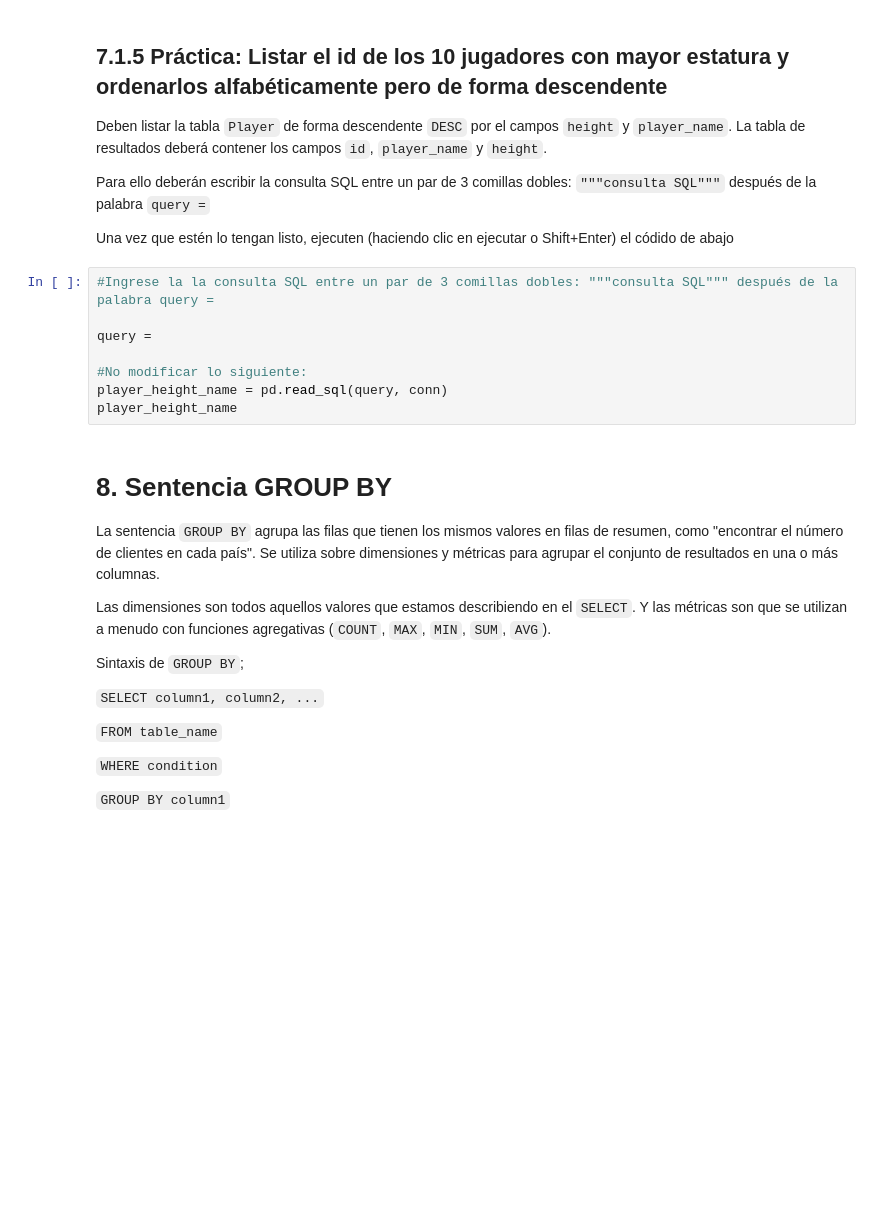
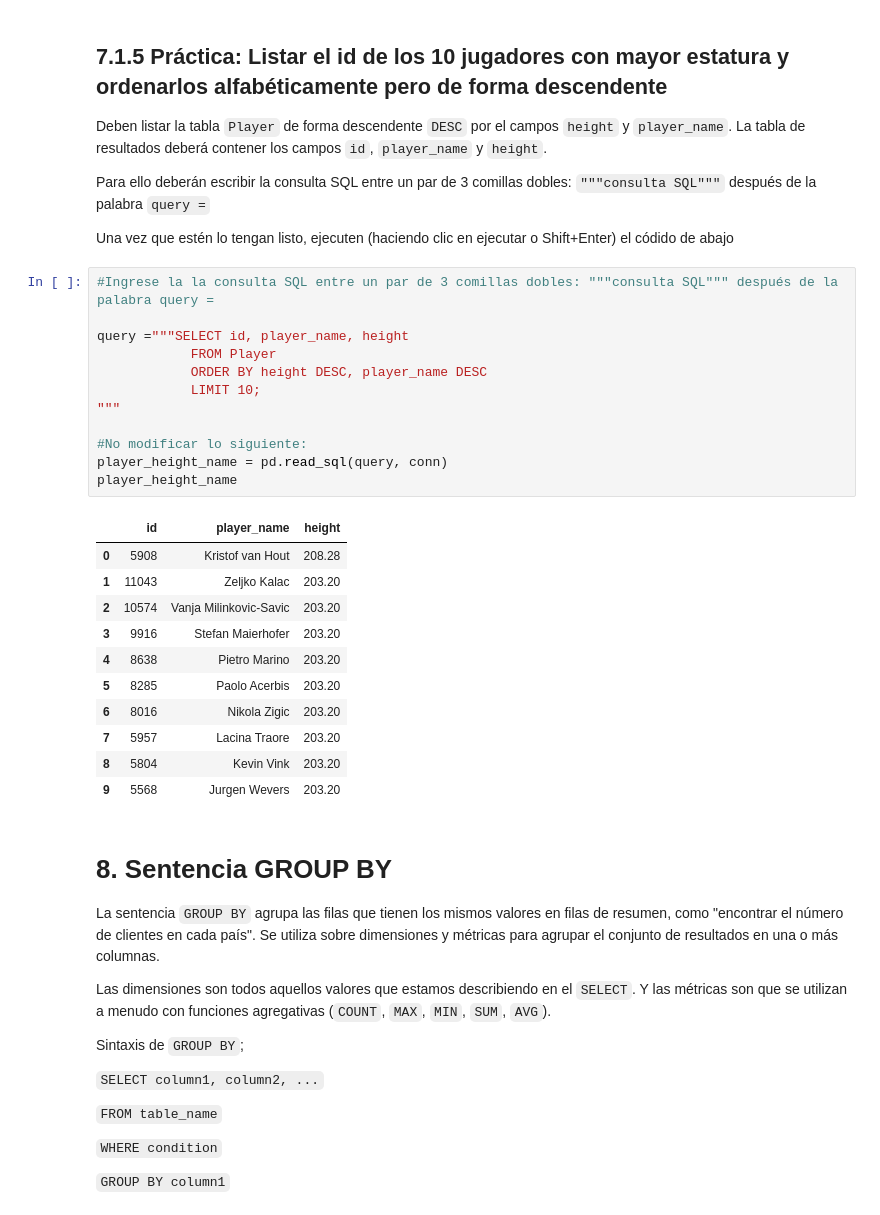
Before and after one commit to ccalderon1998/Camilo_Calderon_talento_tech, a Jupyter notebook: Copia_de_Data_Analysis_SQL.ipynb, the cells around one changed output. Cells and saved outputs as stored; diff of their text form; blank space fills up the shorter version.

```diff
--- a/Copia_de_Data_Analysis_SQL.ipynb
+++ b/Copia_de_Data_Analysis_SQL.ipynb
@@ -1067,11 +1106,27 @@ Una vez que estén lo tengan listo, ejecuten (haciendo clic en ejecutar o Shift+
 # %%
 #Ingrese la la consulta SQL entre un par de 3 comillas dobles: """consulta SQL""" después de la palabra query =
 
-query =
+query ="""SELECT id, player_name, height
+            FROM Player
+            ORDER BY height DESC, player_name DESC
+            LIMIT 10;
+"""
 
 #No modificar lo siguiente:
 player_height_name = pd.read_sql(query, conn)
 player_height_name
+# %% [output]
+|  | id | player_name | height |
+| 0 | 5908 | Kristof van Hout | 208.28 |
+| 1 | 11043 | Zeljko Kalac | 203.20 |
+| 2 | 10574 | Vanja Milinkovic-Savic | 203.20 |
+| 3 | 9916 | Stefan Maierhofer | 203.20 |
+| 4 | 8638 | Pietro Marino | 203.20 |
+| 5 | 8285 | Paolo Acerbis | 203.20 |
+| 6 | 8016 | Nikola Zigic | 203.20 |
+| 7 | 5957 | Lacina Traore | 203.20 |
+| 8 | 5804 | Kevin Vink | 203.20 |
+| 9 | 5568 | Jurgen Wevers | 203.20 |
 # %% [markdown]
 # 8. Sentencia GROUP BY
 
```
Also changed, not shown: parts of 15 cells of this notebook.
